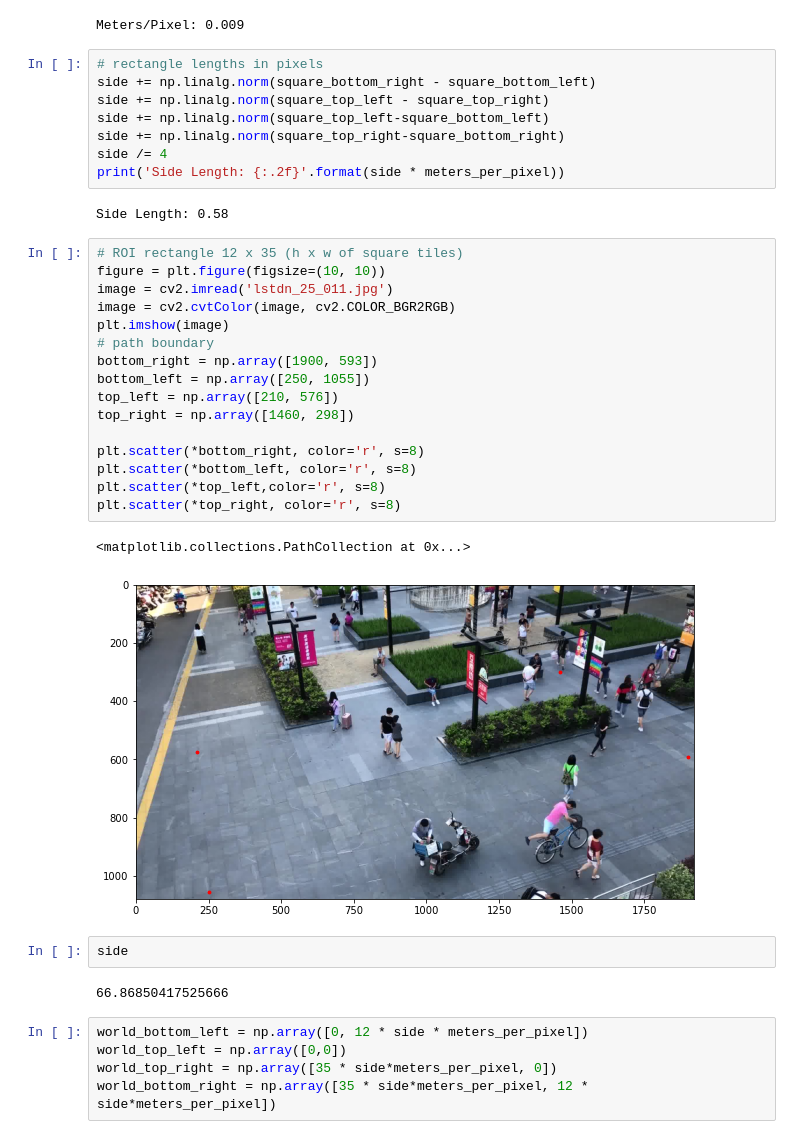
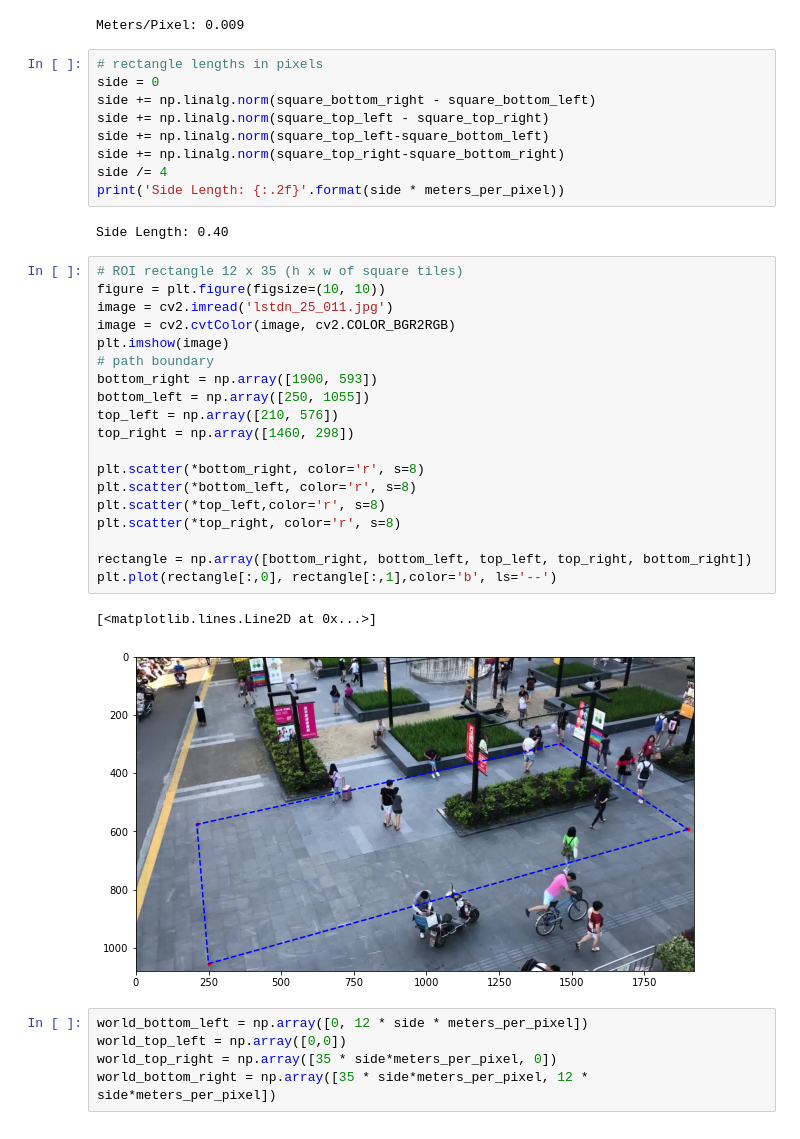
Before and after one commit to D-Hasan/social-distancing-detection, a Jupyter notebook: calibration/calibration_lstn_fdst.ipynb, the cells around one changed output. Cells and saved outputs as stored; diff of their text form.

```diff
--- a/calibration/calibration_lstn_fdst.ipynb
+++ b/calibration/calibration_lstn_fdst.ipynb
@@ -52,6 +55,7 @@ print('Meters/Pixel: {:.3f}'.format(meters_per_pixel))
 Meters/Pixel: 0.009
 # %%
 # rectangle lengths in pixels
+side = 0
 side += np.linalg.norm(square_bottom_right - square_bottom_left)
 side += np.linalg.norm(square_top_left - square_top_right)
 side += np.linalg.norm(square_top_left-square_bottom_left)
@@ -59,30 +63,29 @@ side += np.linalg.norm(square_top_right-square_bottom_right)
 side /= 4
 print('Side Length: {:.2f}'.format(side * meters_per_pixel))
 # %% [output]
-Side Length: 0.58
+Side Length: 0.40
 # %%
 # ROI rectangle 12 x 35 (h x w of square tiles)
 figure = plt.figure(figsize=(10, 10))
 image = cv2.imread('lstdn_25_011.jpg')
 image = cv2.cvtColor(image, cv2.COLOR_BGR2RGB)
 plt.imshow(image)
 # path boundary
 bottom_right = np.array([1900, 593])
 bottom_left = np.array([250, 1055])
 top_left = np.array([210, 576])
 top_right = np.array([1460, 298])
 
 plt.scatter(*bottom_right, color='r', s=8)
 plt.scatter(*bottom_left, color='r', s=8)
 plt.scatter(*top_left,color='r', s=8)
 plt.scatter(*top_right, color='r', s=8)
+
+rectangle = np.array([bottom_right, bottom_left, top_left, top_right, bottom_right])
+plt.plot(rectangle[:,0], rectangle[:,1],color='b', ls='--')
 # %% [output]
-<matplotlib.collections.PathCollection at 0x...>
+[<matplotlib.lines.Line2D at 0x...>]
-[figure, old version]
+[figure, new version]
-# %%
-side
-# %% [output]
-66.86850417525666
 # %%
 world_bottom_left = np.array([0, 12 * side * meters_per_pixel])
 world_top_left = np.array([0,0])
```
Also changed, not shown: parts of 8 cells of this notebook, 3 other files.
